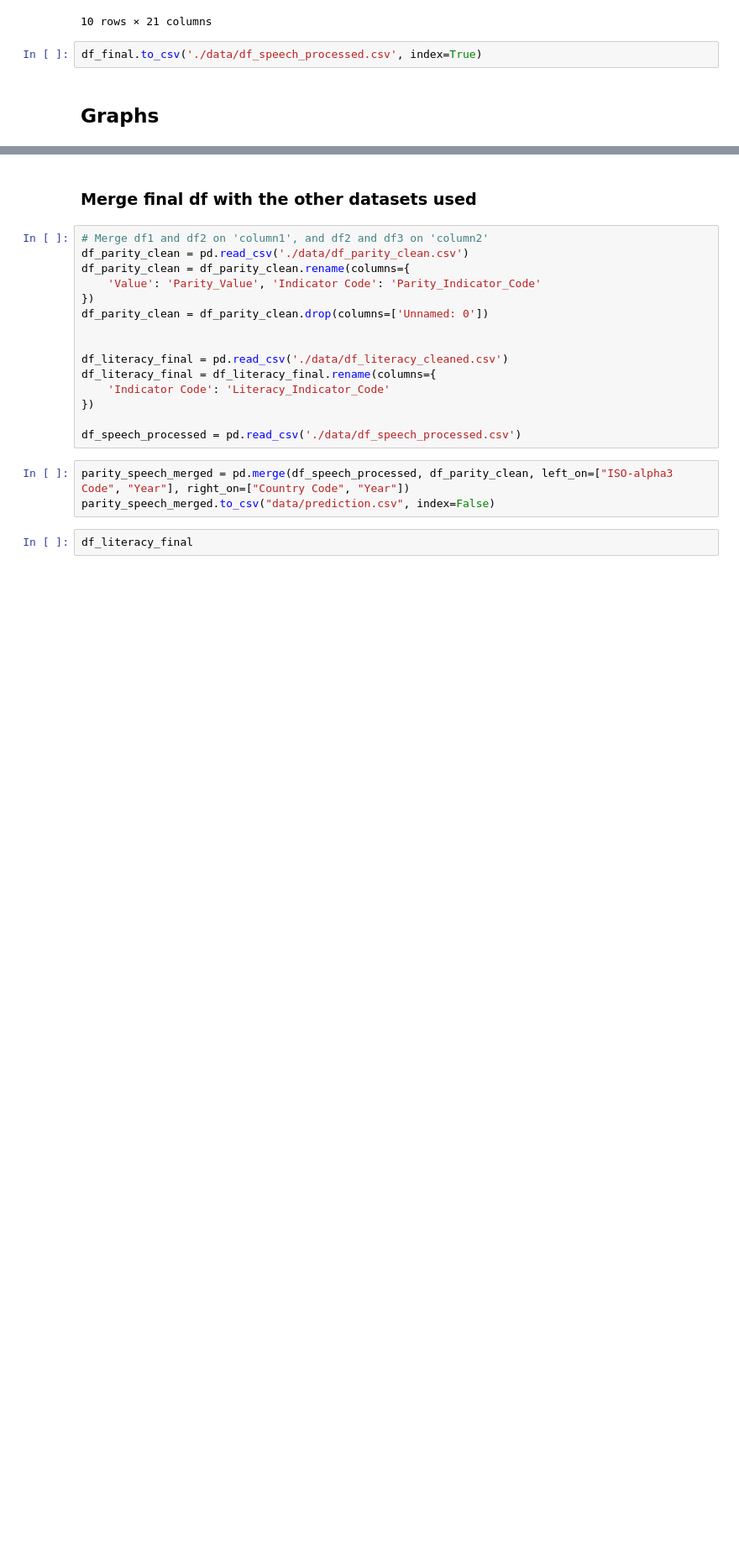
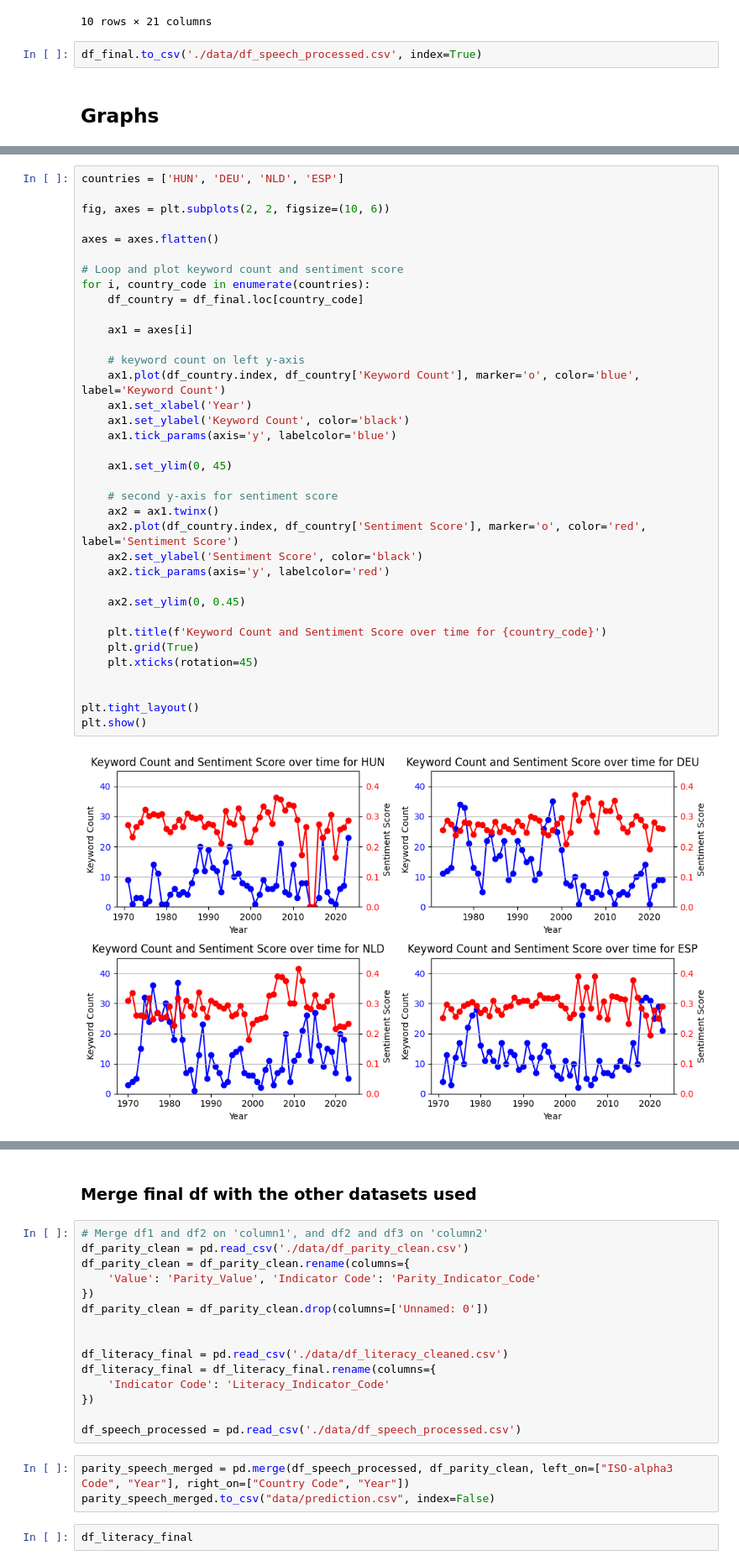
Before and after one commit to meralegre/DSAss1, a Jupyter notebook: speech_analysis.ipynb, the cells around one changed output, grey strips where cells are left out. Shown at 84% size. Saved outputs shown, nothing was run; the diff lists cells and outputs as text; blank space fills up the shorter version.

```diff
--- a/speech_analysis.ipynb
+++ b/speech_analysis.ipynb
@@ -637,0 +638,38 @@ plot_top_sentiment(df_final)
+# %%
+countries = ['HUN', 'DEU', 'NLD', 'ESP']
+
+fig, axes = plt.subplots(2, 2, figsize=(10, 6))
+
+axes = axes.flatten()
+
+# Loop and plot keyword count and sentiment score
+for i, country_code in enumerate(countries):
+    df_country = df_final.loc[country_code]
+
+    ax1 = axes[i]
+
+    # keyword count on left y-axis
+    ax1.plot(df_country.index, df_country['Keyword Count'], marker='o', color='blue', label='Keyword Count')
+    ax1.set_xlabel('Year')
+    ax1.set_ylabel('Keyword Count', color='black')
+    ax1.tick_params(axis='y', labelcolor='blue')
+
+    ax1.set_ylim(0, 45)
+
+    # second y-axis for sentiment score
+    ax2 = ax1.twinx()
+    ax2.plot(df_country.index, df_country['Sentiment Score'], marker='o', color='red', label='Sentiment Score')
+    ax2.set_ylabel('Sentiment Score', color='black')
+    ax2.tick_params(axis='y', labelcolor='red')
+
+    ax2.set_ylim(0, 0.45)
+
+    plt.title(f'Keyword Count and Sentiment Score over time for {country_code}')
+    plt.grid(True)
+    plt.xticks(rotation=45)
+
+
+plt.tight_layout()
+plt.show()
+# %% [output]
+[figure, added]
```
Also changed, not shown: parts of 4 cells of this notebook.
